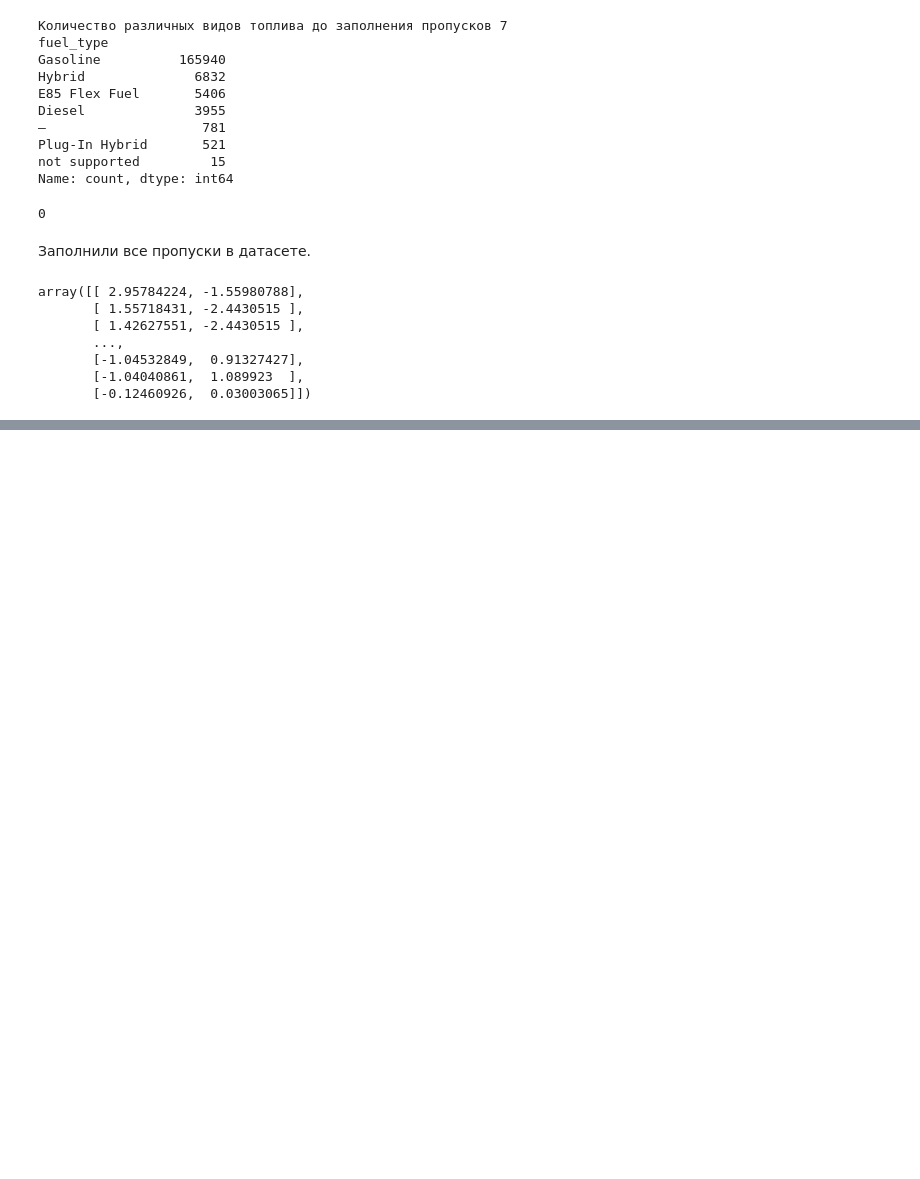
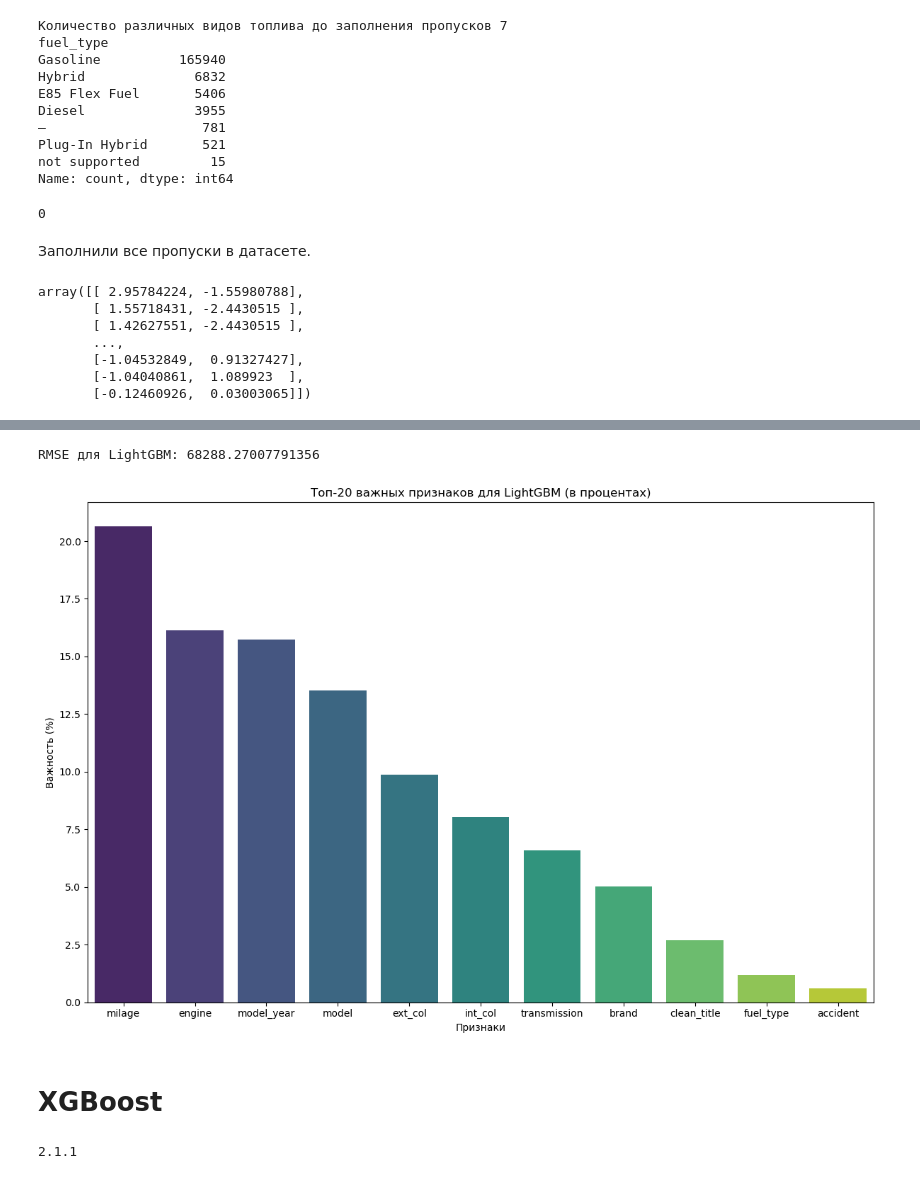
Before and after one commit to White4ndBlack/Regression-of-Used-Car-Prices, a Jupyter notebook: code.ipynb, the cells around one changed output, grey strips where cells are left out. Cells and saved outputs as stored; diff of their text form; code cells hidden in the pictures; blank space fills up the shorter version.

Commit message:
check other models

```diff
--- a/code.ipynb
+++ b/code.ipynb
@@ -716 +725,5 @@ X_train, X_test, y_train, y_test = train_test_split(X, y, test_size=0.2, random_
+# %%
+# Обучаем кодировщик на тренировочных данных и применяем его
+X_train_encoded = target_encoder.fit_transform(X_train, y_train)
+X_test_encoded = target_encoder.transform(X_test)
 # %% [markdown]
@@ -761,9 +730,0 @@ bestIteration = 999
-# %%
-# Теперь обучим нашу модель на всей выборке и получим итоговые предскащания
-model = CatBoostRegressor(**params)
-
-# Обучение модели на тренировочной выборке
-model.fit(X_train, y_train, cat_features=categorical_columns, verbose=False)
-
-# Предсказания на тестовой выборке
-predictions = model.predict(X_test)
@@ -826,0 +731,7 @@ shap.force_plot(explainer.expected_value, shap_small,X_small)
+# %%
+# Обучение модели LightGBM
+lgb_model = lgb.LGBMRegressor(n_estimators=1000, learning_rate=0.05, max_depth=6, random_state=42)
+lgb_model.fit(X_train_encoded,
+                y_train,
+                eval_set=[(X_test_encoded, y_test)],
+                callbacks=[lgb.early_stopping(stopping_rounds=50), lgb.log_evaluation(10)])
@@ -826,0 +758,44 @@ shap.force_plot(explainer.expected_value, shap_small,X_small)
+# %%
+# Предсказания для LightGBM
+lgb_predictions = lgb_model.predict(X_test_encoded)
+lgb_rmse = np.sqrt(mean_squared_error(y_test, lgb_predictions))
+print(f'RMSE для LightGBM: {lgb_rmse}')
+# %% [output]
+RMSE для LightGBM: 68288.27007791356
+# %%
+# Получение важности признаков
+feature_importances = lgb_model.feature_importances_
+feature_names = X_train_encoded.columns
+
+# Создание DataFrame с важностями признаков
+importance_df = pd.DataFrame({
+    'Признак': feature_names,
+    'Важность': feature_importances
+})
+
+# Вычисление процентной важности
+importance_df['Важность (%)'] = 100 * (importance_df['Важность'] / importance_df['Важность'].sum())
+
+# Сортировка признаков по убыванию процентной важности
+importance_df = importance_df.sort_values(by='Важность (%)', ascending=False)
+
+
+# Отображение важности признаков в процентах
+plt.figure(figsize=(12, 8))
+sns.barplot(x='Признак', y='Важность (%)', data=importance_df, palette='viridis')
+
+
+plt.title("Топ-20 важных признаков для LightGBM (в процентах)")
+plt.xlabel("Признаки")
+plt.ylabel("Важность (%)")
+plt.xticks(rotation=0)
+plt.tight_layout()
+plt.show()
+# %% [output]
+[figure, added]
+# %% [markdown]
+# XGBoost
+# %%
+print(xgb.__version__)
+# %% [output]
+2.1.1
```
Also changed, not shown: parts of 25 cells of this notebook.
